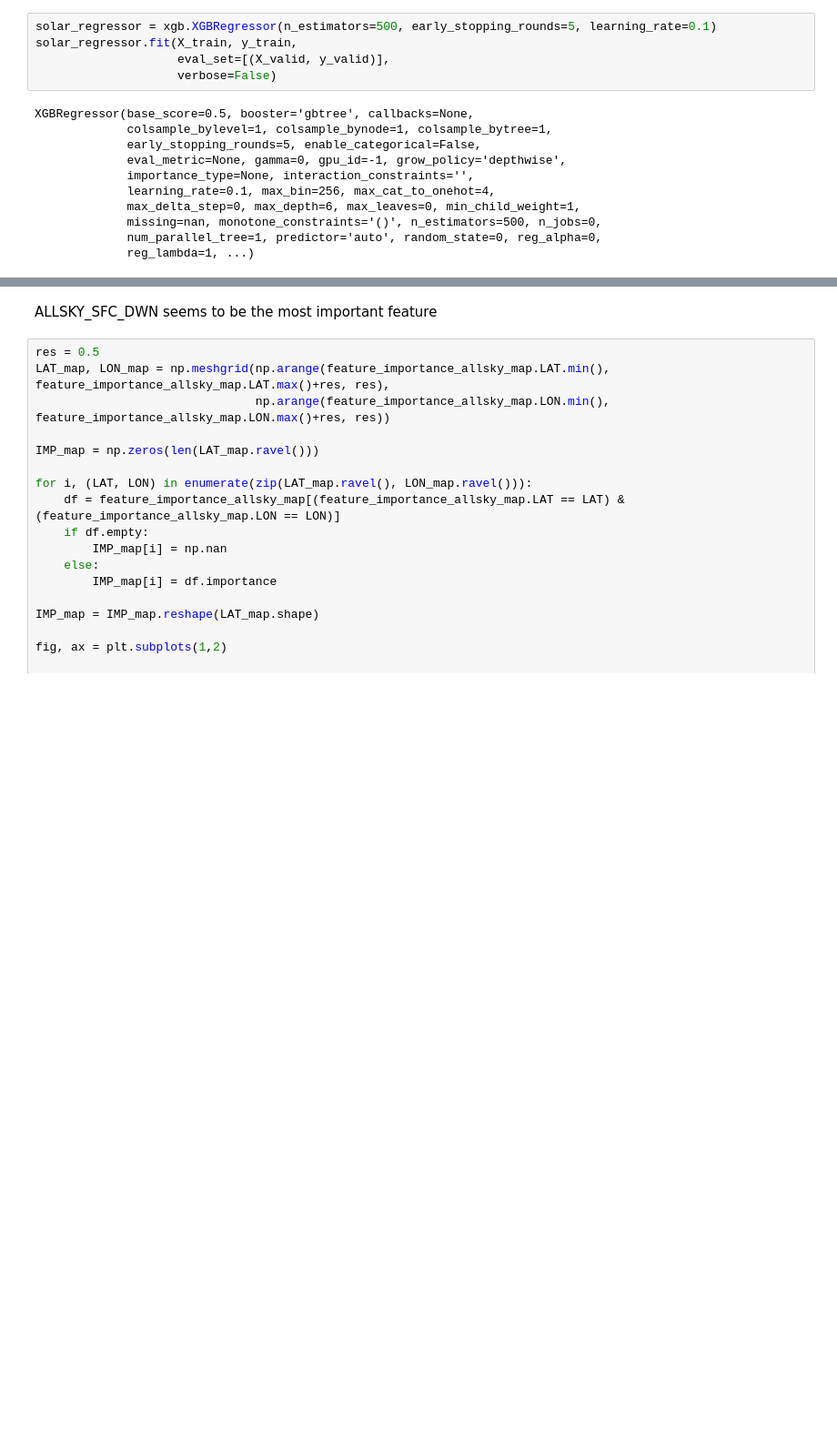
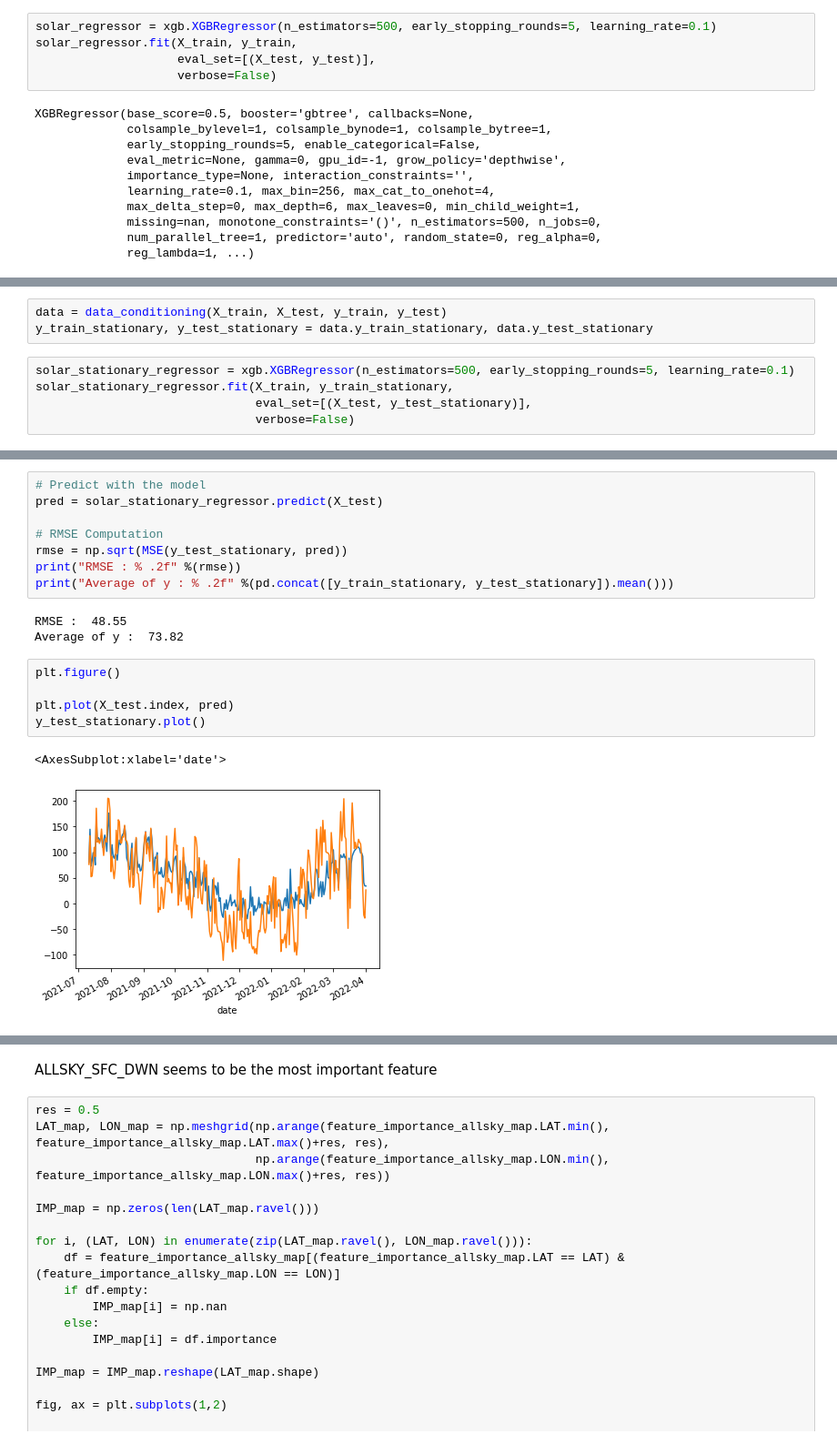
Before and after one commit to niko-nikolay/RenewableEnergyForecastML, a Jupyter notebook: notebooks/learn_data.ipynb, the cells around one changed output, grey strips where cells are left out. Shown: that part at 91% size. Cells and saved outputs as stored; diff of their text form; blank space fills up the shorter version.

Commit message:
Added a data pre conditioning to make data stationary

```diff
--- a/notebooks/learn_data.ipynb
+++ b/notebooks/learn_data.ipynb
@@ -120,7 +51,7 @@ X_train, X_valid, y_train, y_valid = train_test_split(X, y)
 # %%
 solar_regressor = xgb.XGBRegressor(n_estimators=500, early_stopping_rounds=5, learning_rate=0.1)
 solar_regressor.fit(X_train, y_train,
-                    eval_set=[(X_valid, y_valid)],
+                    eval_set=[(X_test, y_test)],
                     verbose=False)
 # %% [output]
 XGBRegressor(base_score=0.5, booster='gbtree', callbacks=None,
@@ -154,0 +80,8 @@ plt.show()
+# %%
+data = data_conditioning(X_train, X_test, y_train, y_test)
+y_train_stationary, y_test_stationary = data.y_train_stationary, data.y_test_stationary
+# %%
+solar_stationary_regressor = xgb.XGBRegressor(n_estimators=500, early_stopping_rounds=5, learning_rate=0.1)
+solar_stationary_regressor.fit(X_train, y_train_stationary,
+                               eval_set=[(X_test, y_test_stationary)],
+                               verbose=False)
@@ -154,0 +99,19 @@ plt.show()
+# %%
+# Predict with the model
+pred = solar_stationary_regressor.predict(X_test)
+
+# RMSE Computation
+rmse = np.sqrt(MSE(y_test_stationary, pred))
+print("RMSE : % .2f" %(rmse))
+print("Average of y : % .2f" %(pd.concat([y_train_stationary, y_test_stationary]).mean()))
+# %% [output]
+RMSE :  48.55
+Average of y :  73.82
+# %%
+plt.figure()
+
+plt.plot(X_test.index, pred)
+y_test_stationary.plot()
+# %% [output]
+<AxesSubplot:xlabel='date'>
+[figure, added]
```
Also changed, not shown: parts of 22 cells of this notebook, 3 other files.
